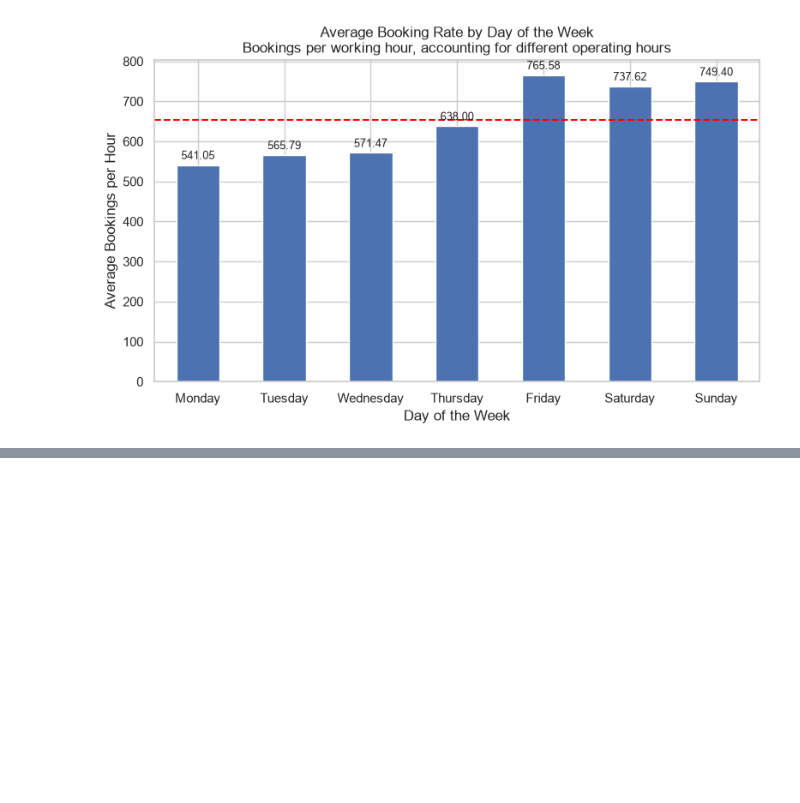
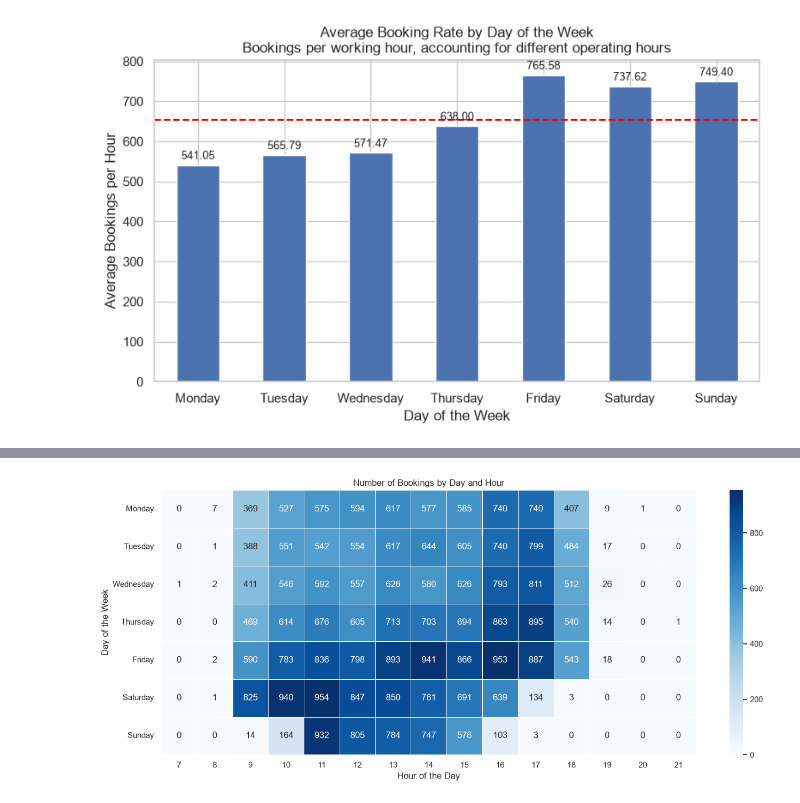
Before and after one commit to pdiuxinhxinh/Nails_Salon_Analysis, a Jupyter notebook: notebooks/eda.ipynb, the cells around one changed output, grey strips where cells are left out. Saved outputs shown, nothing was run; the diff lists cells and outputs as text; code cells hidden in the pictures; blank space fills up the shorter version.

```diff
--- a/notebooks/eda.ipynb
+++ b/notebooks/eda.ipynb
@@ -183,2 +178,23 @@ plt.show()
+# %%
+# Bookings through a week with specifc hour
+booking_heatmap = df.groupby(["day_of_week","hour"])["number"].nunique().unstack(fill_value=0)
+booking_heatmap = booking_heatmap.reindex(day_order)
+plt.figure(figsize=(14, 6))
+
+sns.heatmap(
+    booking_heatmap,
+    annot=True,
+    fmt="d",
+    cmap="Blues",
+    linewidths=0.5
+)
+
+plt.title("Number of Bookings by Day and Hour")
+plt.xlabel("Hour of the Day")
+plt.ylabel("Day of the Week")
+plt.tight_layout()
+plt.show()
+# %% [output]
+[figure, added]
 # %% [markdown]
 **Summary**:
```
Also changed, not shown: parts of 3 cells of this notebook.
